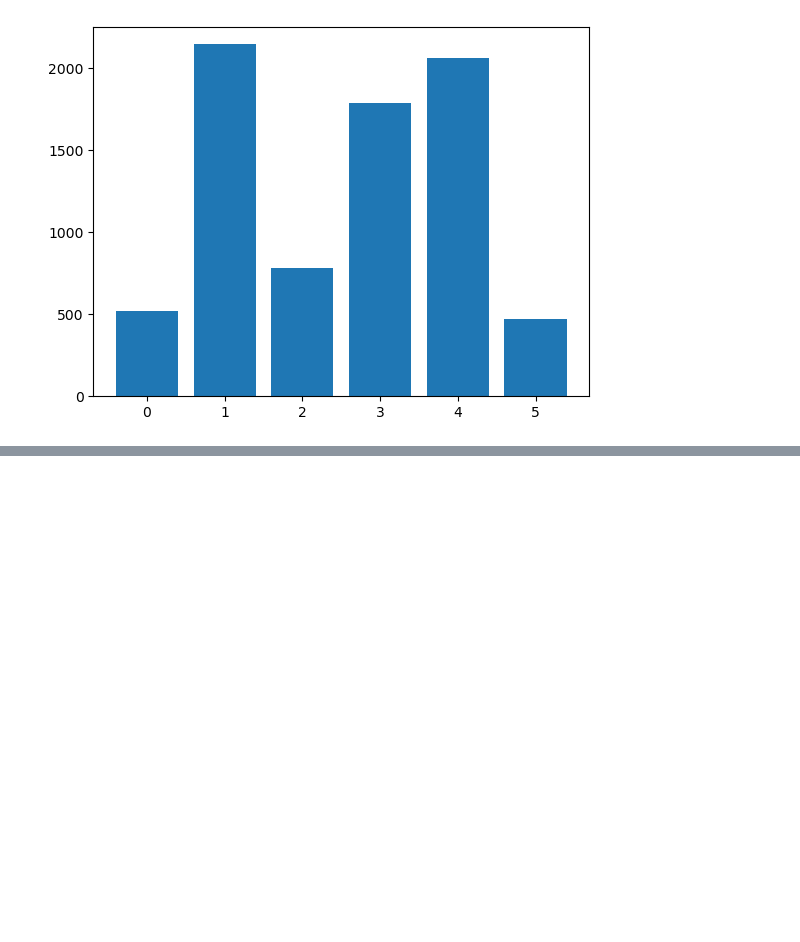
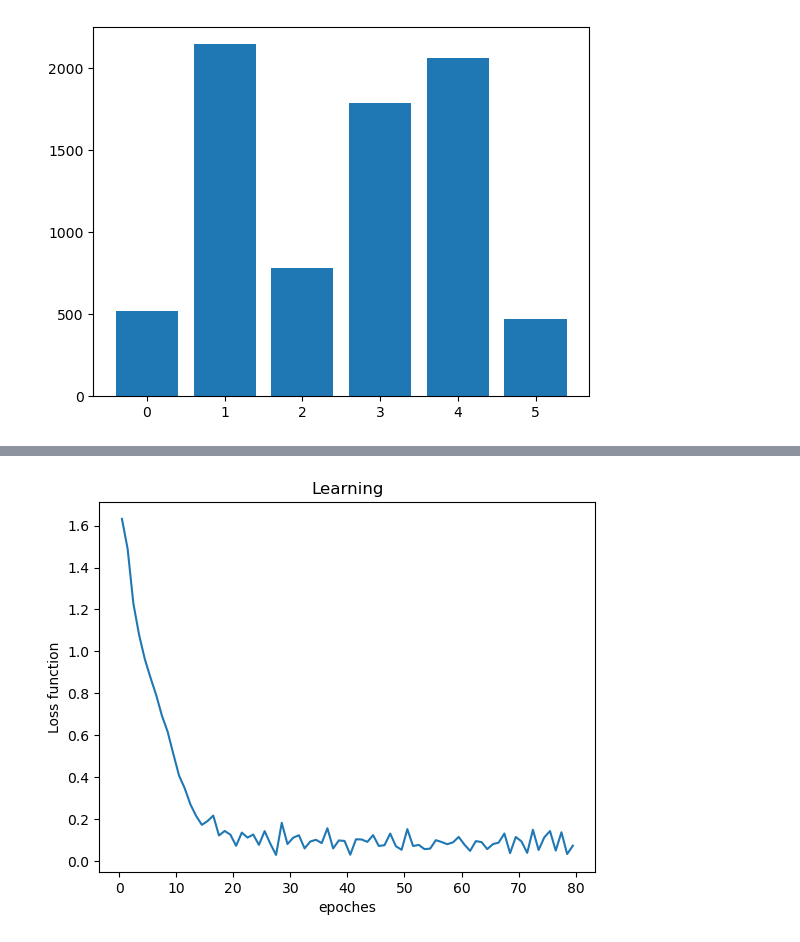
Before and after one commit to JazzV2/Bachelor, a Jupyter notebook: Model.ipynb, the cells around one changed output, grey strips where cells are left out. Cells and saved outputs as stored; diff of their text form; code cells hidden in the pictures; blank space fills up the shorter version.

```diff
--- a/Model.ipynb
+++ b/Model.ipynb
@@ -188,0 +221,11 @@ train_data_loader = DataLoader(train_data, batch_size=1, shuffle=True)
+# %%
+# More readable form but it shows less information what happens here
+epoches_avg = epoches.reshape(epoch_n, -1).mean(axis=1)
+losses_avg = losses.reshape(epoch_n, -1).mean(axis=1)
+plt.plot(epoches_avg, losses_avg)
+plt.xlabel('epoches')
+plt.ylabel('Loss function')
+plt.title('Learning')
+plt.show()
+# %% [output]
+[figure, added]
```
Also changed, not shown: parts of 19 cells of this notebook.
